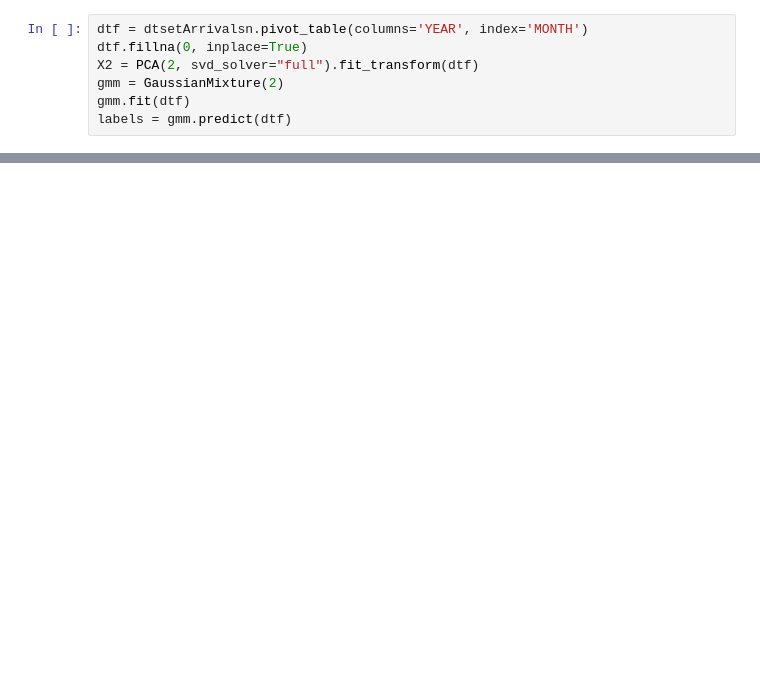
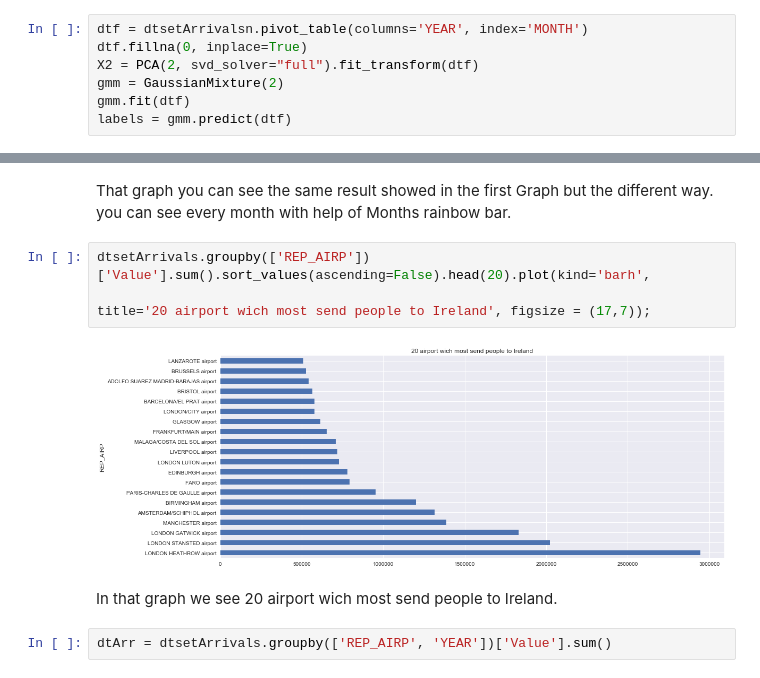
Before and after one commit to felipeferraz14/airtraffic, a Jupyter notebook: airtraffic.ipynb, the cells around one changed output, grey strips where cells are left out. Cells and saved outputs as stored; diff of their text form; blank space fills up the shorter version.

```diff
--- a/airtraffic.ipynb
+++ b/airtraffic.ipynb
@@ -282,0 +126,11 @@ plt.colorbar();
+# %% [markdown]
+That graph you can see the same result showed in the first Graph but the different way. you can see every month with help of Months rainbow bar.
+# %%
+dtsetArrivals.groupby(['REP_AIRP'])['Value'].sum().sort_values(ascending=False).head(20).plot(kind='barh',
+                                                                                              title='20 airport wich most send people to Ireland', figsize = (17,7));
+# %% [output]
+[figure, added]
+# %% [markdown]
+In that graph we see 20 airport wich most send people to Ireland.
+# %%
+dtArr = dtsetArrivals.groupby(['REP_AIRP', 'YEAR'])['Value'].sum()
```
Also changed, not shown: parts of 57 cells of this notebook.
